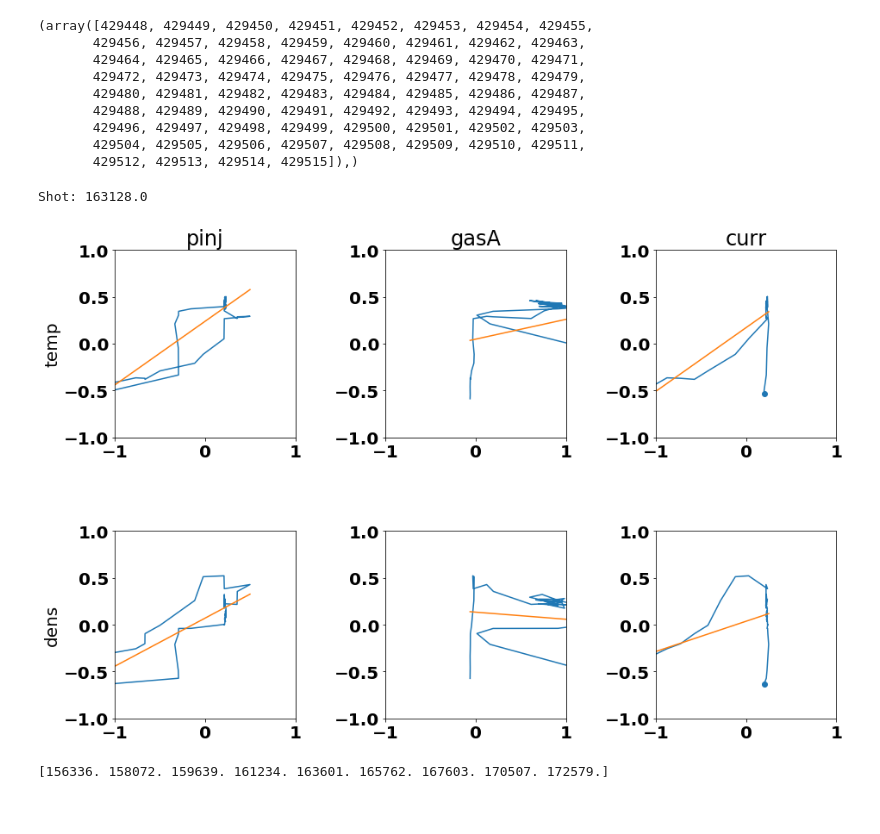
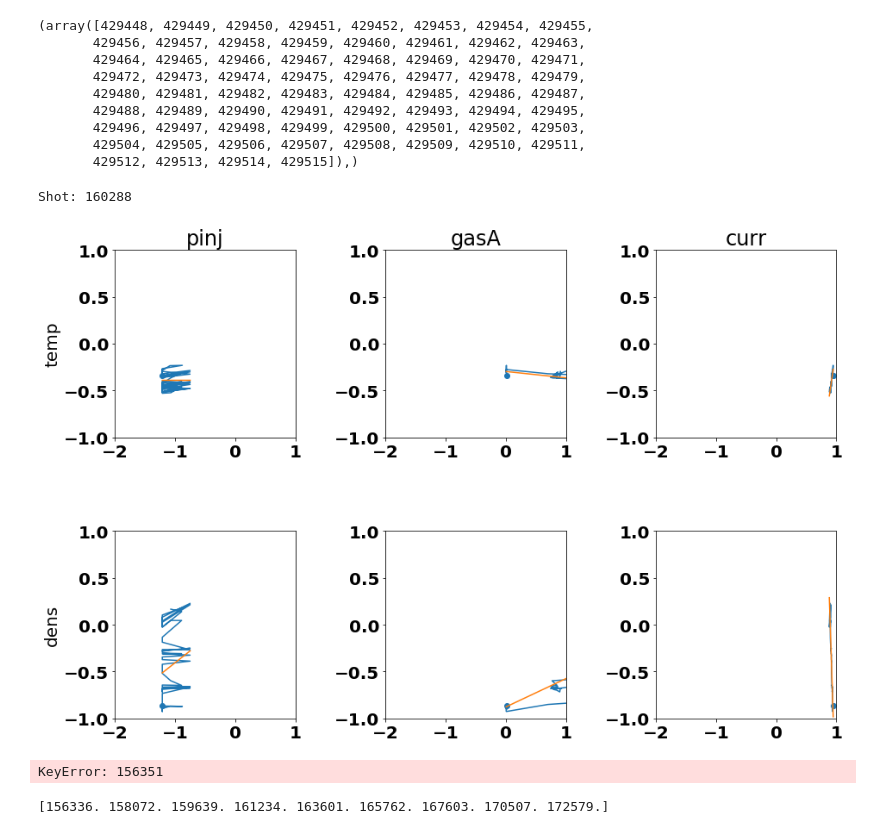
Before and after one commit to PlasmaControl/plasma-profile-predictor, a Jupyter notebook: notebooks/correlations.ipynb, the cells around one changed output. Drawn from its saved outputs; the diff is of its cells as text; code cells hidden in the pictures.

```diff
--- a/notebooks/correlations.ipynb
+++ b/notebooks/correlations.ipynb
@@ -9,7 +9,7 @@ from scipy.stats import linregress
 import matplotlib.pyplot as plt
 %matplotlib inline
 # %%
-data_dir='/scratch/gpfs/jabbate/data_60_ms'
+data_dir='/scratch/gpfs/jabbate/data_20_ms_ordered_all/'
 
 with open(os.path.join(data_dir,'train.pkl'), 'rb') as f:
     data=pickle.load(f)
@@ -39,42 +41,99 @@ print(shot_indices)
        429504, 429505, 429506, 429507, 429508, 429509, 429510, 429511,
        429512, 429513, 429514, 429515]),)
 # %%
-shot         = shots[np.random.randint(len(shots))]
+shot         = 160288 #shots[np.random.randint(len(shots))]
 shot_indices = np.where(data['shotnum'][:,0]==shot)
 shot_times   = data['time'][shot_indices][-param_dict['lookahead']]
 
 print('Shot: {}'.format(shot))
 
 fig=plt.figure()
 ind_sigs=['pinj','gasA','curr']
 dep_sigs=['temp','dens']
 
 for j,dep_sig in enumerate(dep_sigs):
     for i,ind_sig in enumerate(ind_sigs):
         ax=fig.add_subplot('{}{}{}'.format(len(dep_sigs),len(ind_sigs),i+j*len(ind_sigs)+1))
         if i==0:
             ax.set_ylabel(dep_sig)
         if j==0:
             ax.set_title(ind_sig)
 
         #ax.set_xlim(-2,2)
         #ax.set_ylim(-2,2)
         x=data[ind_sig][shot_indices,-param_dict['lookahead']].squeeze()
-        y=np.mean(data[dep_sig][shot_indices,-param_dict['lookahead'],:].squeeze(),axis=1)
+        y=np.mean(data[dep_sig][shot_indices,-param_dict['lookahead']+1,:].squeeze(),axis=1)
         ax.plot(x,y)
         ax.scatter(x[0],y[0])
-        ax.set_xlim((-1,1))
+        ax.set_xlim((-2,1))
         ax.set_ylim((-1,1))
 
         slope, intercept, r_value, p_value, std_err = linregress(x,y)
         base_x=np.linspace(min(x),max(x),5)
         ax.plot(base_x,base_x*slope+intercept)
 
 plt.subplots_adjust(hspace=.5)
 plt.subplots_adjust(wspace=.5)
 # %% [output]
-Shot: 163128.0
+Shot: 160288
-[figure, old version]
+[figure, new version]
+# %%
+shot=156351 #np.random.choice(shots)
+sigs=['pinj','temp']
+
+for i,sig in enumerate(sigs):
+    ax=fig.add_subplot(len(sigs),1.5,i+1)
+    #ax.axvline(data[shot]['t_ip_flat'],c='r')
+    ax.axvline(data[shot]['t_ip_flat']+data[shot]['ip_flat_duration'],c='r')
+    if sig in ['temp','dens']: #len(data[shot][sig].shape)>1:
+        thomson_sig_name='thomson_{}_EFITRT1'.format(sig)
+        thomson_sig=data[shot][thomson_sig_name]
+        thomson_sig=removeOutliers(thomson_sig,1.5,thomson_sig_name)
+
+        ax.contourf(data[shot]['time'],
+                    np.linspace(0,1,65),
+                    #thomson_sig.T)
+                    data[shot][sig].T)
+
+        zipfit_sig=my_normalize(np.mean(data[shot][sig],axis=1))
+        ax.plot(data[shot]['time'],zipfit_sig,c='y',linewidth=7)
+        ax.plot(data[shot]['time'],zipfit_sig,c='r',linewidth=3)
+
+        thomson_sig=my_normalize(np.mean(thomson_sig,axis=1))
+        ax.plot(data[shot]['time'],thomson_sig,c='b',linewidth=7)
+        #ax.plot(data[shot]['time'],my_normalize(np.mean(data[shot]['thomson_{}_EFITRT1'.format(sig)],axis=1), clip=True, sig=sig),c='g',linewidth=3)
+    elif len(data[shot][sig].shape)>1:
+        thomson_sig=removeOutliers(data[shot][sig],1.5,sig)
+
+        ax.contourf(data[shot]['time'],
+                    np.linspace(0,1,65),
+                    #thomson_sig.T)
+                    data[shot][sig].T)
+
+#         zipfit_sig=my_normalize(np.mean(data[shot][sig],axis=1))
+#         ax.plot(data[shot]['time'],zipfit_sig,c='y',linewidth=7)
+#         ax.plot(data[shot]['time'],zipfit_sig,c='r',linewidth=3)
+
+
+    elif sig=='target_density':
+        ax.plot(data[shot]['time'],data[shot]['density_estimate'])
+        ax.plot(data[shot]['time'],data[shot]['target_density'],c='r')
+    elif sig=='realtime_betan':
+        ax.plot(data[shot]['time'],data[shot]['realtime_betan'])
+        ax.plot(data[shot]['time'],data[shot]['beam_feedback_power_target_value'],c='r')
+    elif sig=='curr_target':
+        ax.plot(data[shot]['time'],data[shot]['curr'])
+        ax.plot(data[shot]['time'],data[shot]['curr_target'],c='r')
+
+    else:
+        ax.plot(data[shot]['time'],data[shot][sig])
+    ax.set_title(sig)
+    ax.set_xlim(min(data[shot]['time']),max(data[shot]['time']))
+#plt.subplots_adjust(hspace=.5)
+fig.suptitle('Shot {}'.format(shot))
+plt.show()
+# %% [output]
+KeyError: 156351
 # %%
 print(these_shots)
 # %% [output]
```
Also changed, not shown: parts of 1 cell of this notebook, 5 other files.
